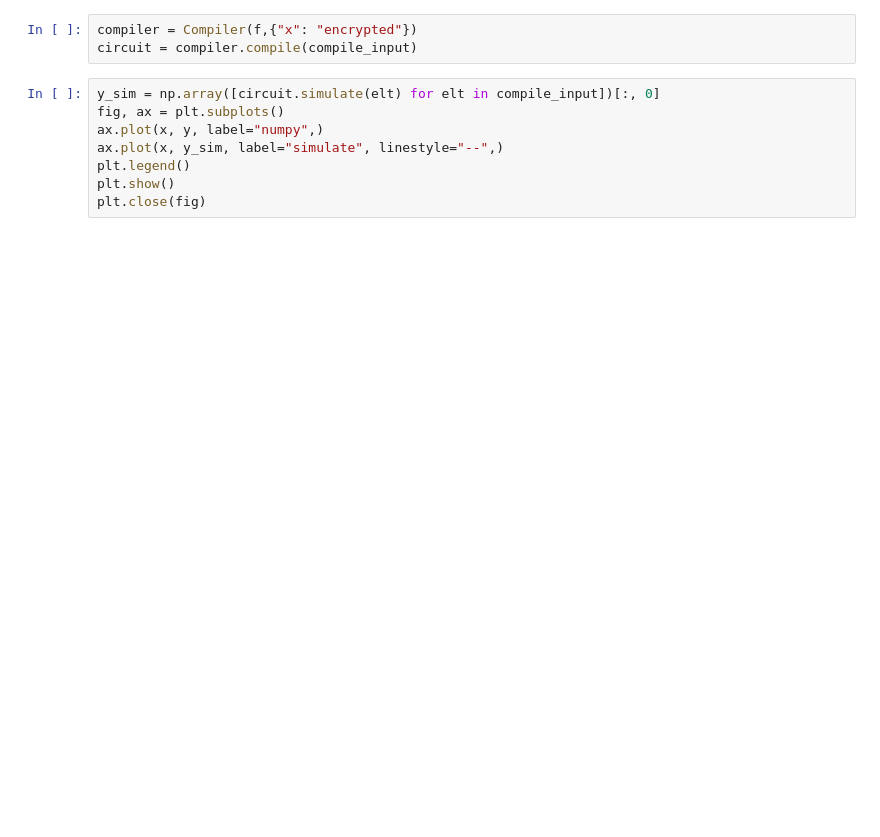
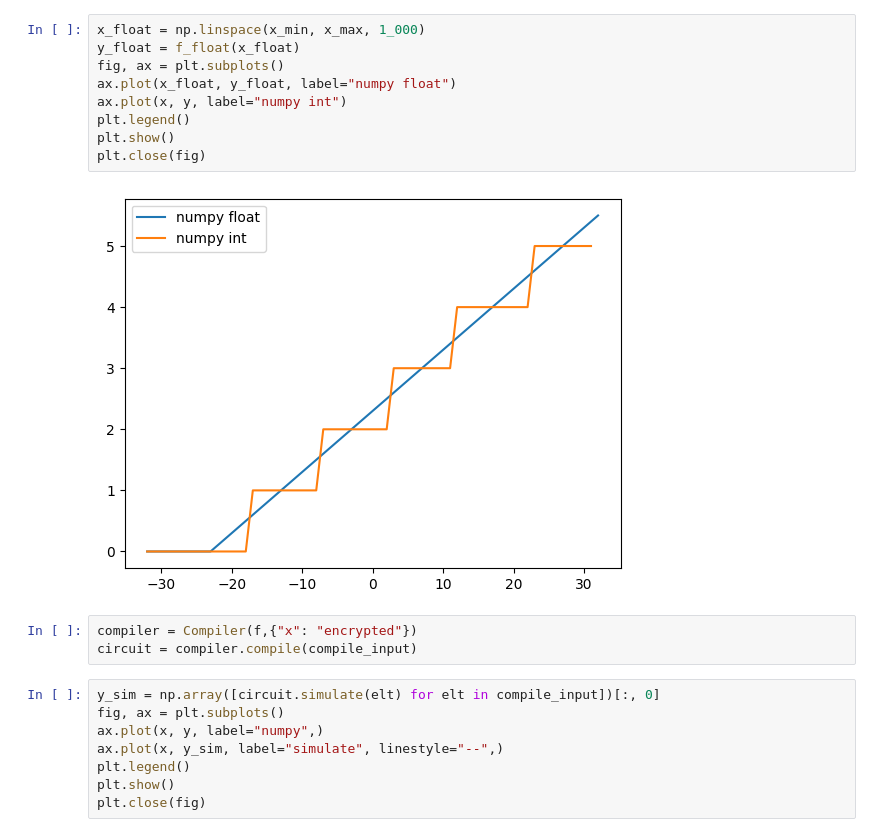
Before and after one commit to qqaatw/concrete-ml, a Jupyter notebook: test.ipynb, the cells around one changed output. Cells and saved outputs as stored; diff of their text form; blank space fills up the shorter version.

```diff
--- a/test.ipynb
+++ b/test.ipynb
@@ -54,3 +60,14 @@ x.min()=-32, x.max()=31, Integer.that_can_represent(x).bit_width=6
+# %%
+x_float = np.linspace(x_min, x_max, 1_000)
+y_float = f_float(x_float)
+fig, ax = plt.subplots()
+ax.plot(x_float, y_float, label="numpy float")
+ax.plot(x, y, label="numpy int")
+plt.legend()
+plt.show()
+plt.close(fig)
+# %% [output]
+[figure, added]
 # %%
 compiler = Compiler(f,{"x": "encrypted"})
 circuit = compiler.compile(compile_input)
```
Also changed, not shown: parts of 14 cells of this notebook, 1 other file.
